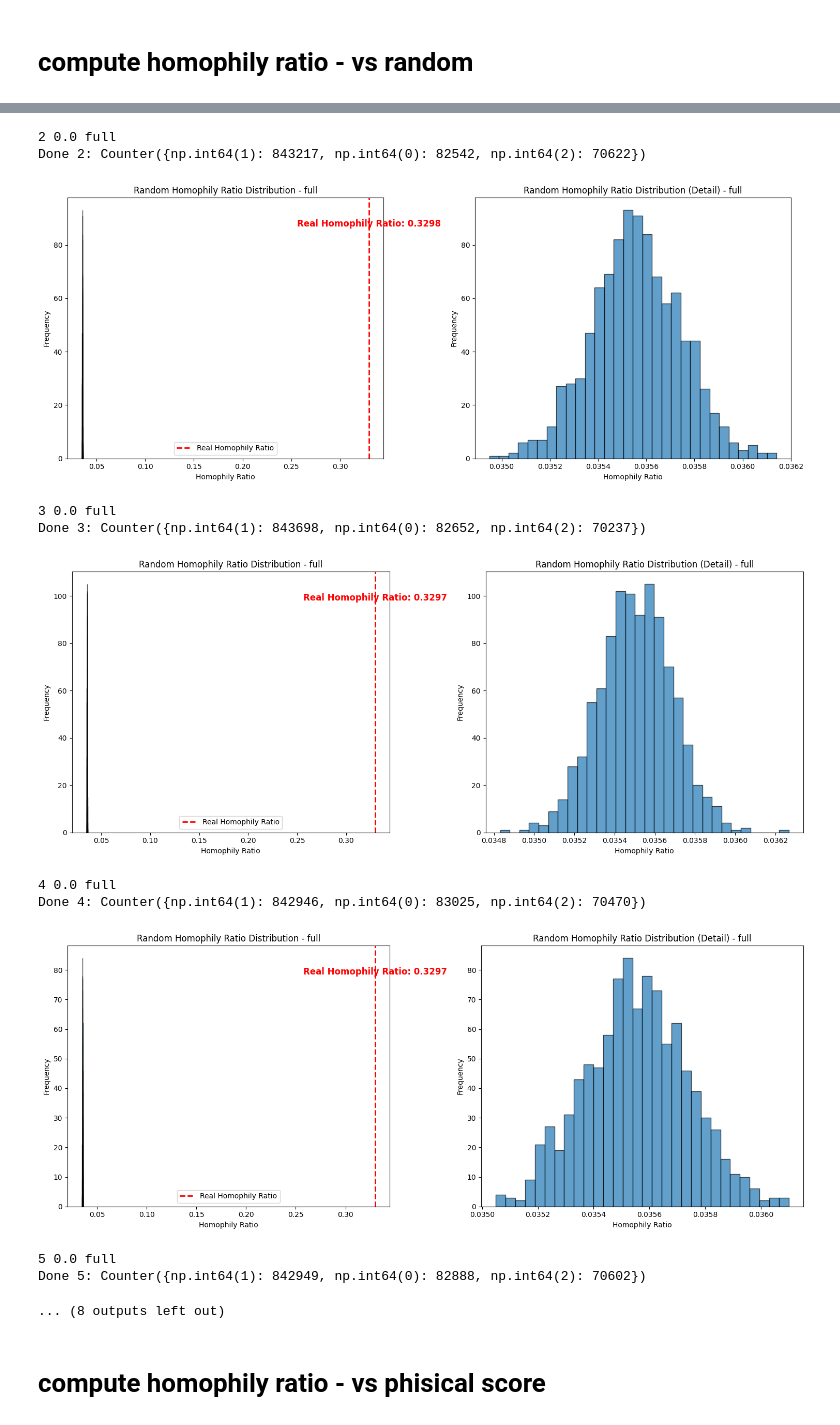
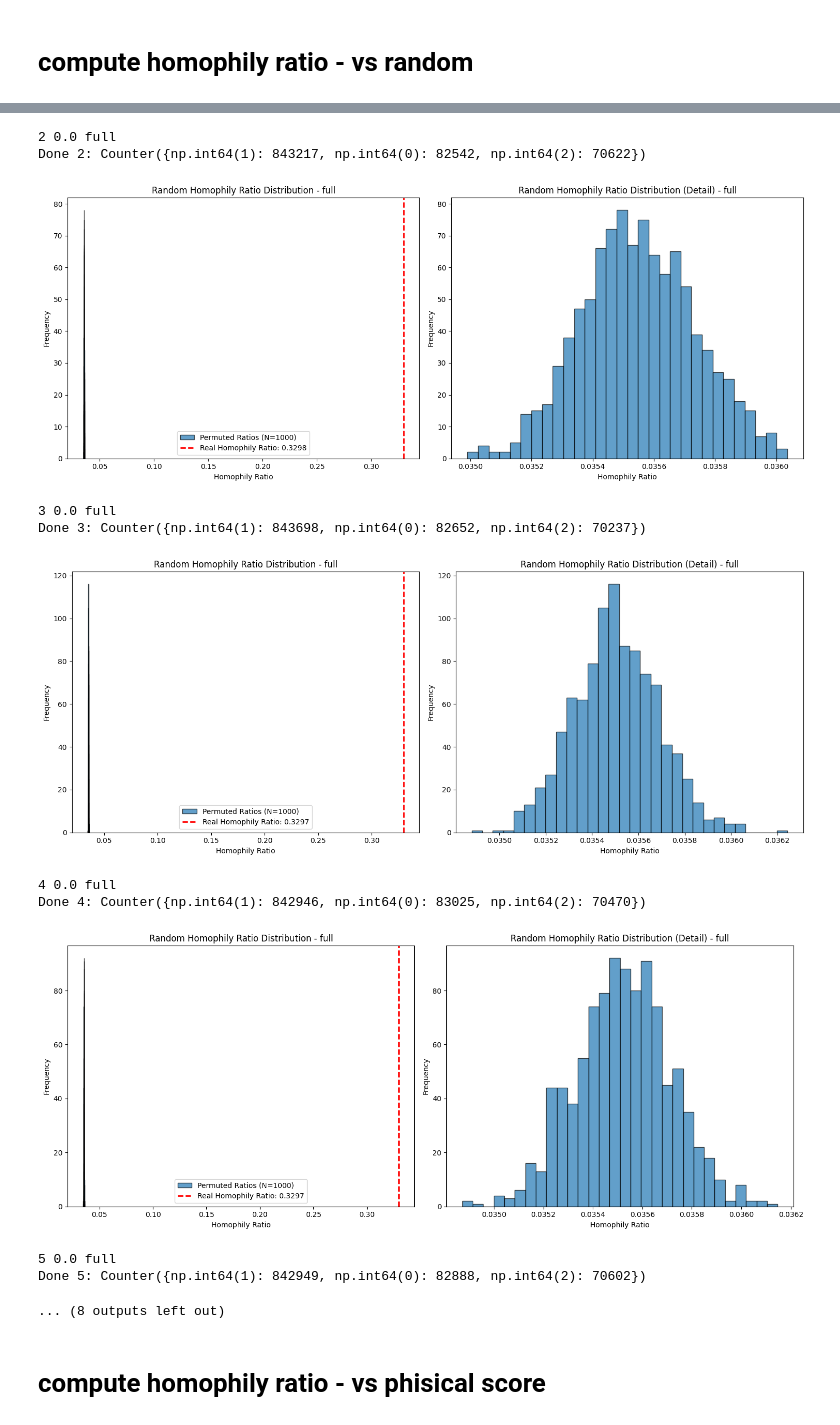
Before and after one commit to YoheiOhto/patent_time_split, a Jupyter notebook: notebook/experiment/7-tmap_surechembl.ipynb, the cells around one changed output, grey strips where cells are left out. Saved outputs shown, nothing was run; the diff lists cells and outputs as text; code cells hidden in the pictures.

```diff
--- a/notebook/experiment/7-tmap_surechembl.ipynb
+++ b/notebook/experiment/7-tmap_surechembl.ipynb
@@ -311,8 +311,8 @@ for id in trange(10):
     labels_3 = [0 if year <= 1990 else 2 if year >= 2023 else 1 for year in years]
     labels_3, labels_full = np.array(labels_3), np.array(labels_full)
 
-    # for labels, label_type in [(labels_3, "3"), (labels_full, "full")]:
-    for labels, label_type in [(labels_full, "full")]:
+    for labels, label_type in [(labels_3, "3"), (labels_full, "full")]:
+    # for labels, label_type in [(labels_full, "full")]:
         lsh_purity_real = lsh_forest_purity(s, t, labels)
         random_purities = []
 
@@ -324,14 +324,13 @@ for id in trange(10):
         random_purities = np.array(random_purities)
         fig, axs = plt.subplots(1, 2, figsize=(15, 6))
 
-        axs[0].hist(random_purities, bins=30, edgecolor='black', alpha=0.7)
-        axs[0].axvline(lsh_purity_real, color='red', linestyle='dashed', linewidth=2, label='Real Homophily Ratio')
+        axs[0].hist(random_purities, bins=30, edgecolor='black', alpha=0.7, label=f'Permuted Ratios (N={num_permutations})')
+        axs[0].axvline(lsh_purity_real, color='red', linestyle='dashed', linewidth=2,
+                      label=f'Real Homophily Ratio: {lsh_purity_real:.4f}')
         axs[0].set_title(f"Random Homophily Ratio Distribution - {label_type}")
         axs[0].set_xlabel("Homophily Ratio")
         axs[0].set_ylabel("Frequency")
         axs[0].legend()
-        axs[0].text(lsh_purity_real, axs[0].get_ylim()[1] * 0.9, f'Real Homophily Ratio: {lsh_purity_real:.4f}',
-                    color='red', ha='center', va='center', fontsize=12, fontweight='bold')
 
         axs[1].hist(random_purities, bins=30, edgecolor='black', alpha=0.7)
         axs[1].set_title(f"Random Homophily Ratio Distribution (Detail) - {label_type}")
@@ -373,12 +372,12 @@ Done 1: Counter({np.int64(1): 843141, np.int64(0): 82648, np.int64(2): 70607})
 2 0.0 full
 Done 2: Counter({np.int64(1): 843217, np.int64(0): 82542, np.int64(2): 70622})
-[figure, old version]
+[figure, new version]
 3 0.0 full
 Done 3: Counter({np.int64(1): 843698, np.int64(0): 82652, np.int64(2): 70237})
-[figure, old version]
+[figure, new version]
 4 0.0 full
 Done 4: Counter({np.int64(1): 842946, np.int64(0): 83025, np.int64(2): 70470})
-[figure, old version]
+[figure, new version]
 5 0.0 full
 Done 5: Counter({np.int64(1): 842949, np.int64(0): 82888, np.int64(2): 70602})
 ... (8 outputs left out)
```
Also changed, not shown: parts of 4 cells of this notebook, 50 other files.
